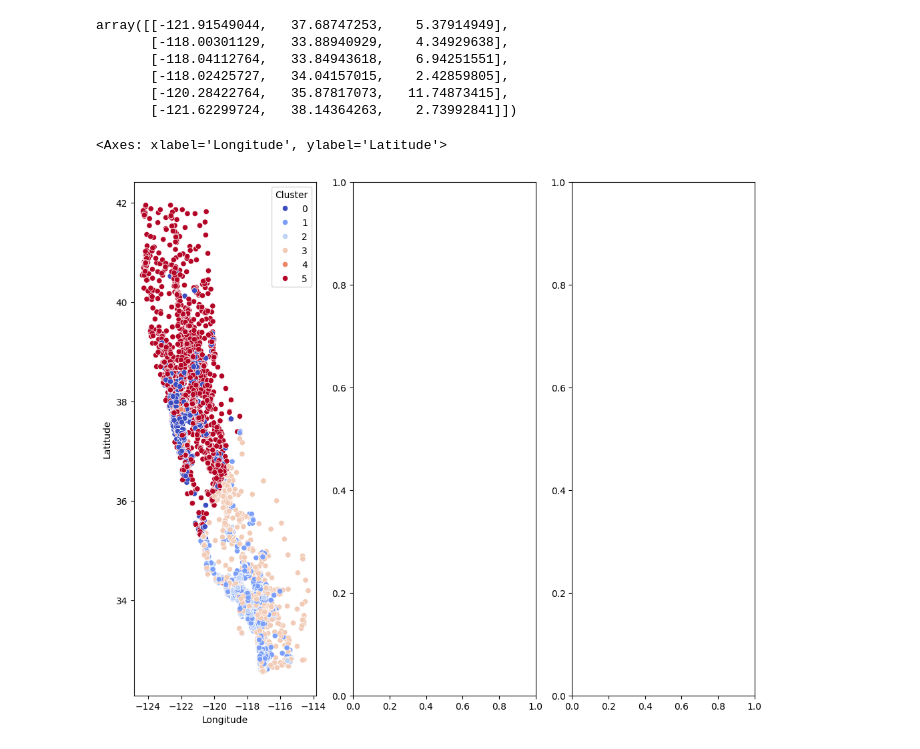
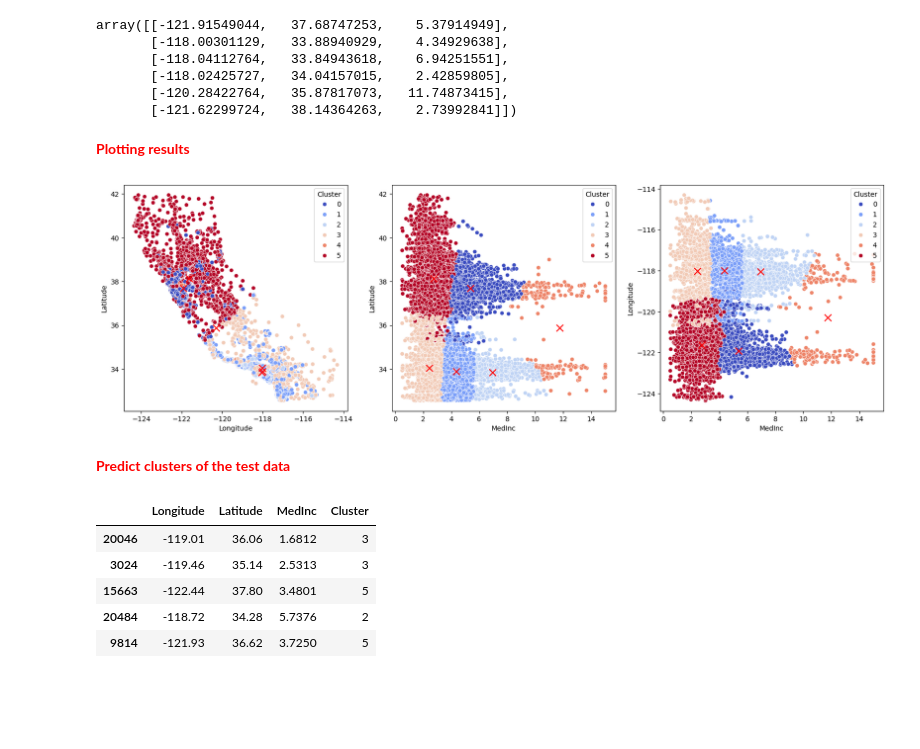
Before and after one commit to dorianDraper/KMeans-project, a Jupyter notebook: src/project.ipynb, the cells around one changed output. Cells and saved outputs as stored; diff of their text form; code cells hidden in the pictures; blank space fills up the shorter version.

```diff
--- a/src/project.ipynb
+++ b/src/project.ipynb
@@ -149,10 +170,31 @@ array([[-121.91549044,   37.68747253,    5.37914949],
        [-118.02425727,   34.04157015,    2.42859805],
        [-120.28422764,   35.87817073,   11.74873415],
        [-121.62299724,   38.14364263,    2.73992841]])
-# %%
-# Plot the clusters
-fig, ax = plt.subplots(1,3, figsize=(12, 10))
-sns.scatterplot(x='Longitude', y='Latitude', data=X_train, hue='Cluster', palette='coolwarm', ax=ax[0])
-# %% [output]
-<Axes: xlabel='Longitude', ylabel='Latitude'>
-[figure, removed]
+# %% [markdown]
+<b><span style="color: red">Plotting results</span></b>
+# %%
+# Plot the results by creating 3 scatter plots: first the longitude and latitude of the training data, second the MedInc and latitude, third the MedInc and longitude
+fig, ax = plt.subplots(1, 3, figsize=(20, 6))
+sns.scatterplot(x='Longitude', y='Latitude', data=X_train, hue='Cluster', palette='coolwarm', ax=ax[0])
+sns.scatterplot(x='MedInc', y='Latitude', data=X_train, hue='Cluster', palette='coolwarm', ax=ax[1])
+sns.scatterplot(x='MedInc', y='Longitude', data=X_train, hue='Cluster', palette='coolwarm', ax=ax[2])
+ax[0].scatter(centers[:, 0], centers[:, 1], color='red', marker='x', s=100)
+ax[1].scatter(centers[:, 2], centers[:, 1], color='red', marker='x', s=100)
+ax[2].scatter(centers[:, 2], centers[:, 0], color='red', marker='x', s=100)
+plt.show()
+# %% [output]
+[figure, added]
+# %% [markdown]
+<b><span style="color: red">Predict clusters of the test data</span></b>
+# %%
+y_test = model.predict(X_test)
+
+X_test['Cluster'] = y_test
+X_test.head()
+# %% [output]
+|  | Longitude | Latitude | MedInc | Cluster |
+| 20046 | -119.01 | 36.06 | 1.6812 | 3 |
+| 3024 | -119.46 | 35.14 | 2.5313 | 3 |
+| 15663 | -122.44 | 37.80 | 3.4801 | 5 |
+| 20484 | -118.72 | 34.28 | 5.7376 | 2 |
+| 9814 | -121.93 | 36.62 | 3.7250 | 5 |
```
Also changed, not shown: parts of 25 cells of this notebook, 2 other files.
